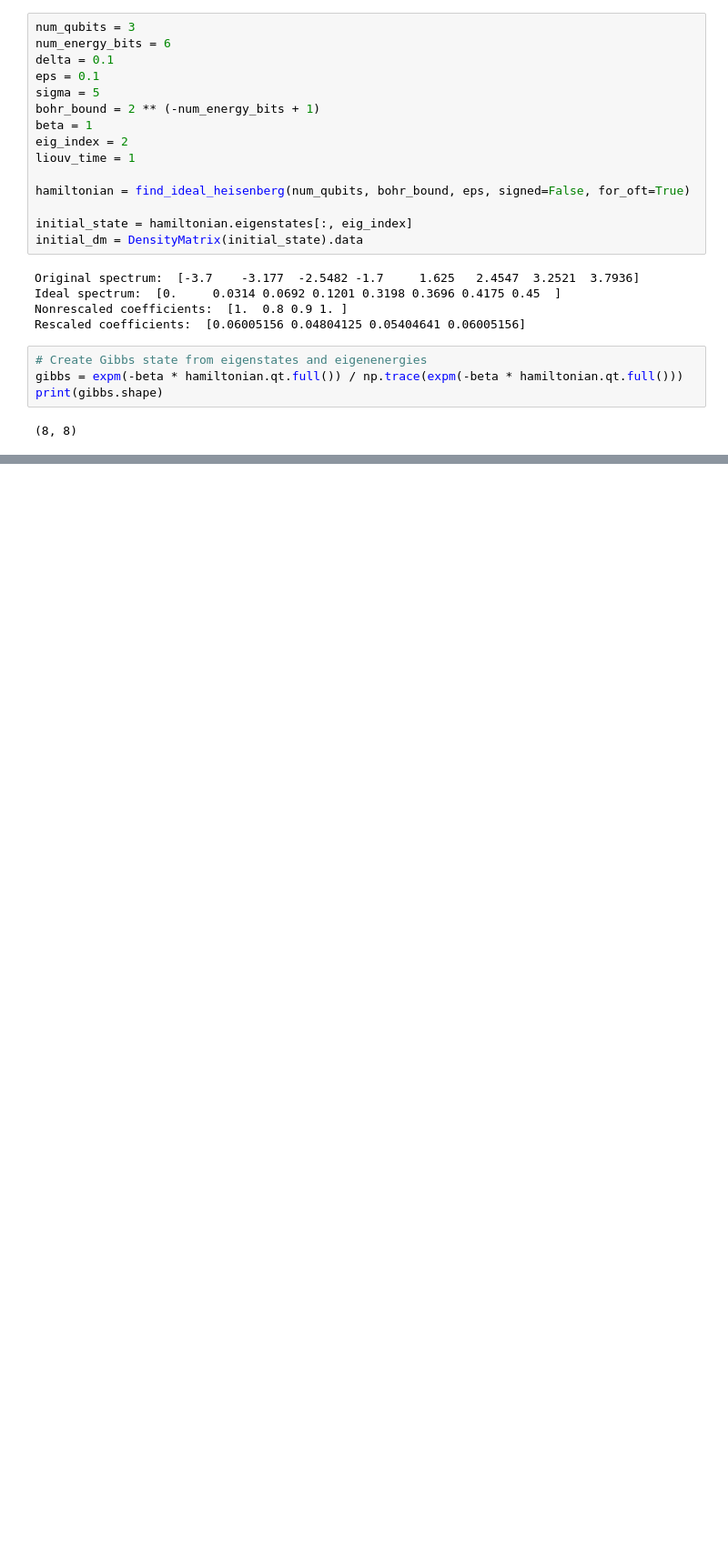
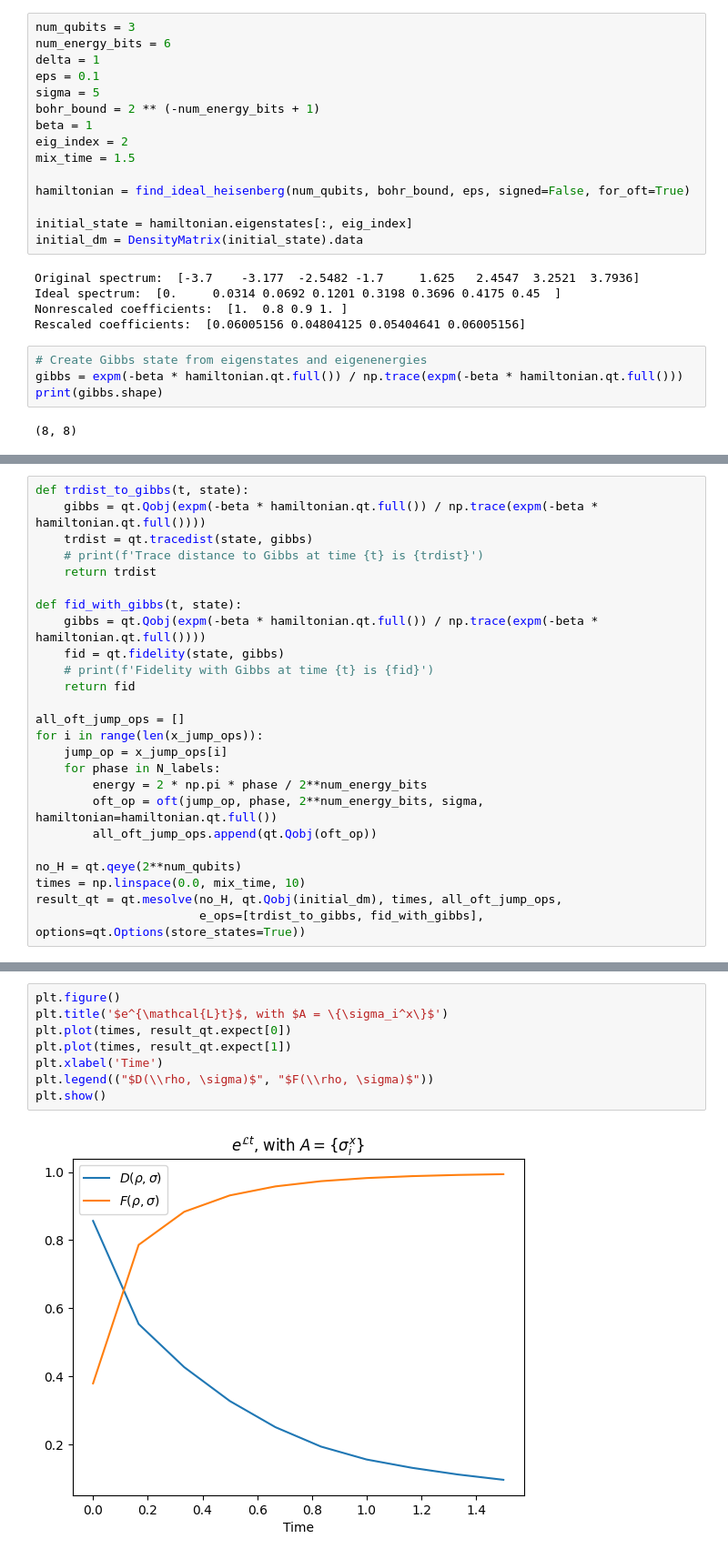
Before and after one commit to tembence/QuantumFurnace.jl, a Jupyter notebook: mix_n_gibbs.ipynb, the cells around one changed output, grey strips where cells are left out. Shown: that part at 91% size. Cells and saved outputs as stored; diff of their text form; blank space fills up the shorter version.

Commit message:
seems like we converge to gibbs, writing up state tomography atm to see it from a full experiment

```diff
--- a/mix_n_gibbs.ipynb
+++ b/mix_n_gibbs.ipynb
@@ -16,13 +18,13 @@ np.random.seed(667)
 # %%
 num_qubits = 3
 num_energy_bits = 6
-delta = 0.1
+delta = 1
 eps = 0.1
 sigma = 5
 bohr_bound = 2 ** (-num_energy_bits + 1)
 beta = 1
 eig_index = 2
-liouv_time = 1
+mix_time = 1.5
 
 hamiltonian = find_ideal_heisenberg(num_qubits, bohr_bound, eps, signed=False, for_oft=True)
 
@@ -74,0 +82,25 @@ TypeError: Incompatible quantum object dimensions
+# %%
+def trdist_to_gibbs(t, state):
+    gibbs = qt.Qobj(expm(-beta * hamiltonian.qt.full()) / np.trace(expm(-beta * hamiltonian.qt.full())))
+    trdist = qt.tracedist(state, gibbs)
+    # print(f'Trace distance to Gibbs at time {t} is {trdist}')
+    return trdist
+
+def fid_with_gibbs(t, state):
+    gibbs = qt.Qobj(expm(-beta * hamiltonian.qt.full()) / np.trace(expm(-beta * hamiltonian.qt.full())))
+    fid = qt.fidelity(state, gibbs)
+    # print(f'Fidelity with Gibbs at time {t} is {fid}')
+    return fid
+
+all_oft_jump_ops = []
+for i in range(len(x_jump_ops)):
+    jump_op = x_jump_ops[i]
+    for phase in N_labels:
+        energy = 2 * np.pi * phase / 2**num_energy_bits
+        oft_op = oft(jump_op, phase, 2**num_energy_bits, sigma, hamiltonian=hamiltonian.qt.full())
+        all_oft_jump_ops.append(qt.Qobj(oft_op))
+
+no_H = qt.qeye(2**num_qubits)
+times = np.linspace(0.0, mix_time, 10)
+result_qt = qt.mesolve(no_H, qt.Qobj(initial_dm), times, all_oft_jump_ops,
+                       e_ops=[trdist_to_gibbs, fid_with_gibbs], options=qt.Options(store_states=True))
@@ -74,0 +111,10 @@ TypeError: Incompatible quantum object dimensions
+# %%
+plt.figure()
+plt.title('$e^{\mathcal{L}t}$, with $A = \{\sigma_i^x\}$')
+plt.plot(times, result_qt.expect[0])
+plt.plot(times, result_qt.expect[1])
+plt.xlabel('Time')
+plt.legend(("$D(\\rho, \sigma)$", "$F(\\rho, \sigma)$"))
+plt.show()
+# %% [output]
+[figure, added]
```
Also changed, not shown: parts of 9 cells of this notebook, 1 other file.
